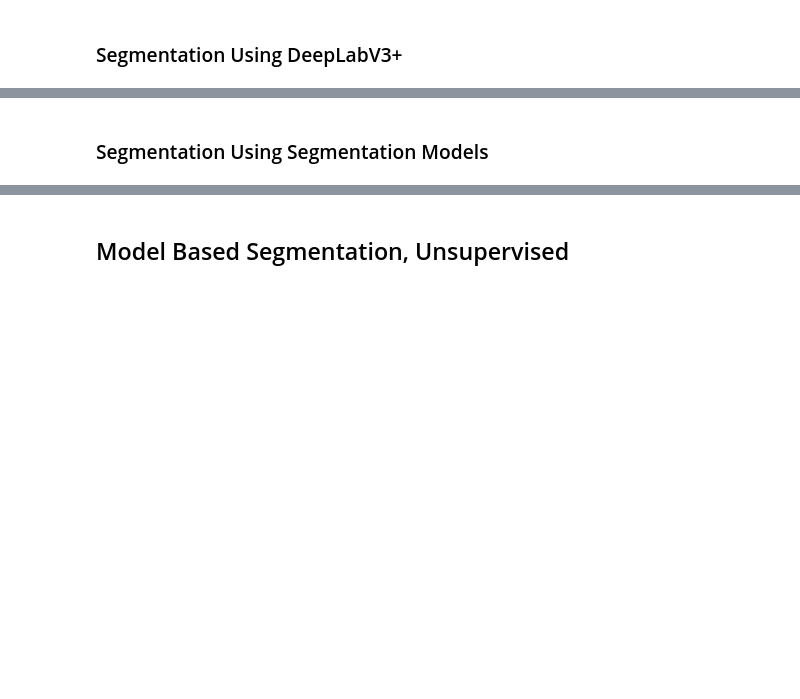
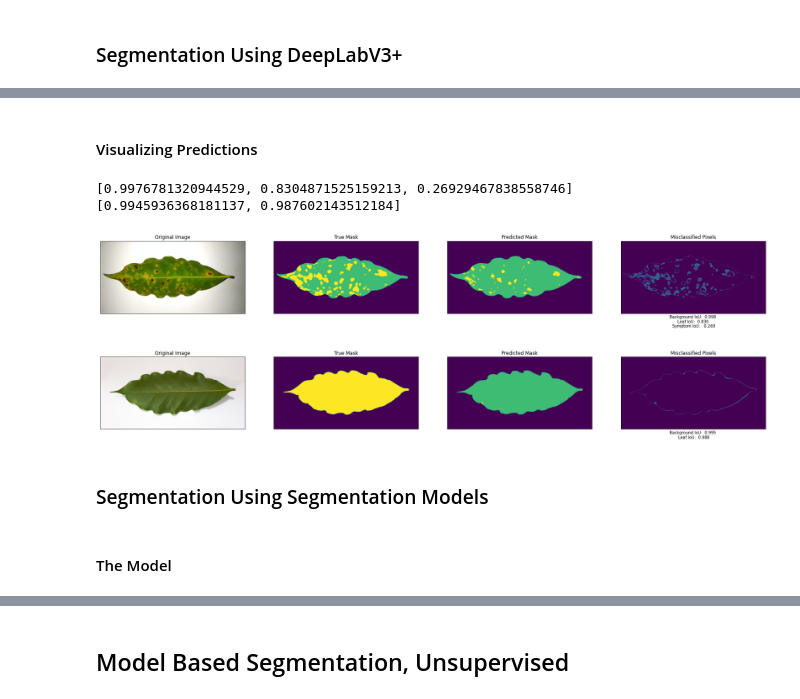
Before and after one commit to FrexG/Coffee-Semantic-Segmentation, a Jupyter notebook: notebooks/ModelBasedSegmentation.ipynb, the cells around one changed output, grey strips where cells are left out. Saved outputs shown, nothing was run; the diff lists cells and outputs as text; code cells hidden in the pictures; blank space fills up the shorter version.

```diff
--- a/notebooks/ModelBasedSegmentation.ipynb
+++ b/notebooks/ModelBasedSegmentation.ipynb
@@ -388,2 +684,56 @@ print("Test Accuracy: {:.2f}%".format(acc * 100))
+# %%
+decoded_pred = DecodePrediction(pred_dplb)
+# %%
+unpatched_pred = []
+for idx in range(0, 1024, 32):
+  unpatched_img = Unpatch(decoded_pred[idx:idx+32], (1024, 2048))
+  unpatched_pred.append(unpatched_img)
+unpatched_pred = np.array(unpatched_pred)
+
+np.save('/content/drive/MyDrive/ModelBasedSegmentation/PredictedMasks/DeepLabV3Plus.npy', unpatched_pred)
+# %% [markdown]
+#### Visualizing Predictions
+# %%
+test_generator = DataGenerator(df=test_df, patch_size=256, shuffle=True, preprocessor=Normalize, encode_mask=False)
+
+unpatched_img = np.zeros(shape=(32, 1024, 2048, 3))
+unpatched_mask = np.zeros(shape=(32, 1024, 2048, 3))
+
+for i, (img, mask) in enumerate(list(test_generator)):
+  unpatched_img[i] = Unpatch(img, (1024, 2048))
+  unpatched_mask[i]= Unpatch(mask, (1024, 2048))
+# %%
+unpatched_pred = np.load('/content/drive/MyDrive/ModelBasedSegmentation/PredictedMasks/DeepLabV3Plus.npy')
+# %%
+for idx in range(2):
+  img = unpatched_img[idx]
+  mask = unpatched_mask[idx]
+  mask_1chnl = np.sum(mask, axis=-1).astype('uint8')
+  pred_mask_ = unpatched_pred[idx]
+
+  misclassified = cv2.bitwise_xor(pred_mask_, mask_1chnl)
+
+  _, iou = ComputeIoU(pred_mask_, mask_1chnl)
+  label = f'Background IoU: {iou[0]: .3f} \n Leaf IoU: {iou[1]: .3f} \n Symptom IoU:  {iou[2]: .3f}' if len(iou) == 3 else \
+          f'Background IoU: {iou[0]: .3f} \n Leaf IoU: {iou[1]: .3f}'
+
+  imgs =  [img, mask_1chnl, pred_mask_, misclassified]
+  titles = ['Original Image', 'True Mask', 'Predicted Mask', 'Misclassified Pixels']
+  subplot_idx = np.arange(4) + 141
+
+  plt.figure(figsize=(30, 20))
+  for i, (img, idx, title) in enumerate(zip(imgs, subplot_idx, titles)):
+    plt.subplot(idx)
+    plt.imshow(img)
+    plt.title(title), plt.xticks([]), plt.yticks([])
+    if i == 3:
+      plt.xlabel(label)
+# %% [output]
+[0.9976781320944529, 0.8304871525159213, 0.26929467838558746]
+[0.9945936368181137, 0.987602143512184]
+[figure, added]
+[figure, added]
 # %% [markdown]
 ### Segmentation Using Segmentation Models
+# %% [markdown]
+#### The Model
```
Also changed, not shown: parts of 65 cells of this notebook.
